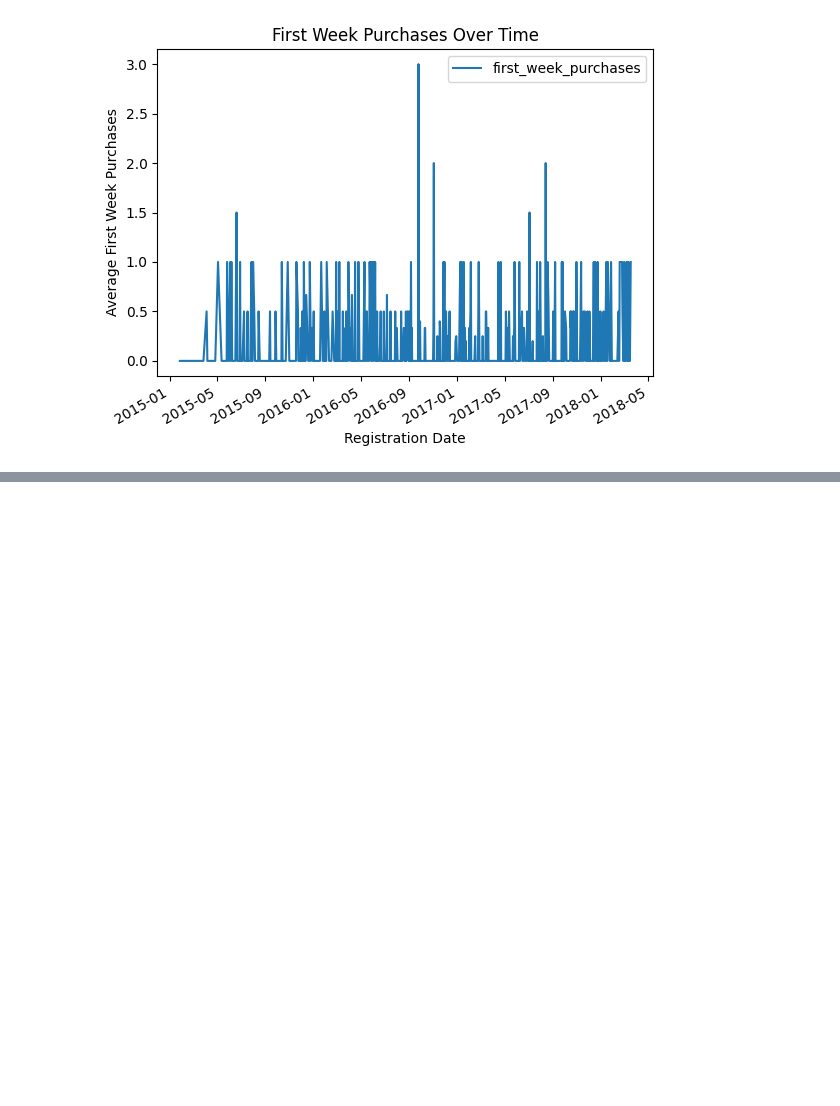
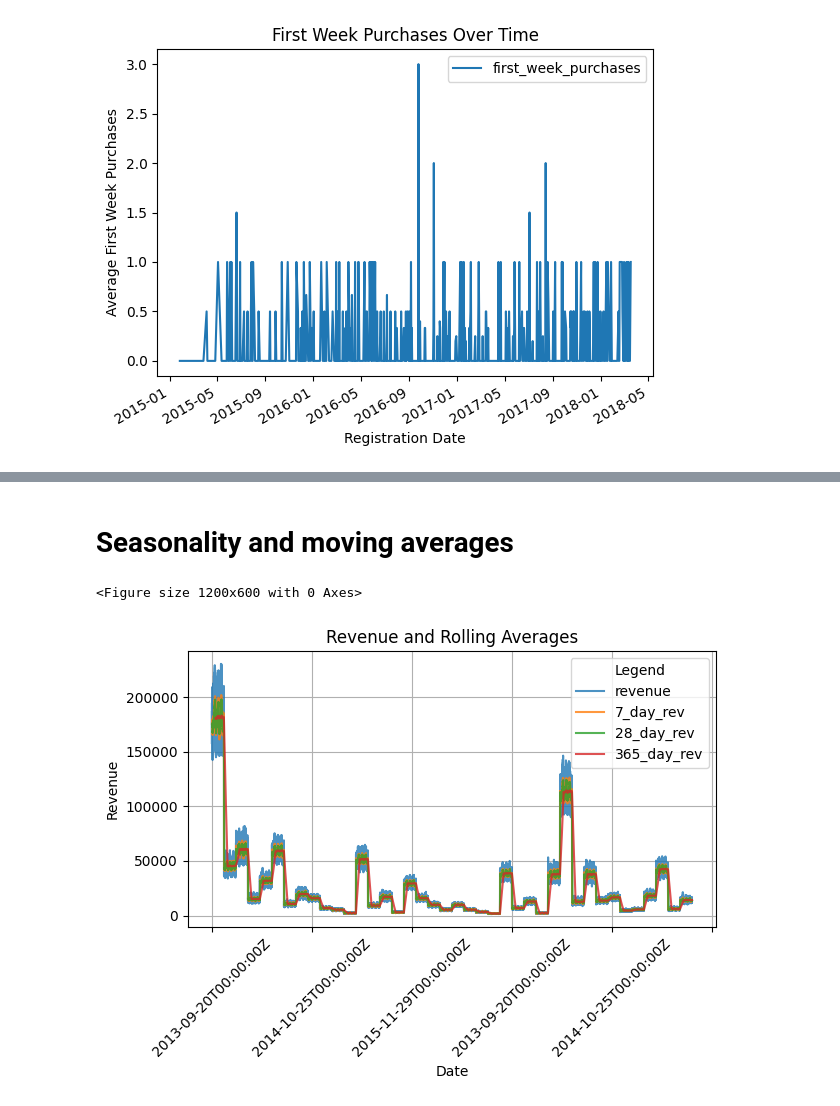
Before and after one commit to kiranbele11/Customer-Analytics-A-B-Testing, a Jupyter notebook: ab-testing.ipynb, the cells around one changed output, grey strips where cells are left out. Saved outputs shown, nothing was run; the diff lists cells and outputs as text; code cells hidden in the pictures; blank space fills up the shorter version.

```diff
--- a/ab-testing.ipynb
+++ b/ab-testing.ipynb
@@ -16,11 +16,17 @@ customer_data = pd.read_csv('/Users/kiranbele/Documents/Projects/Customer-Analyt
 # Load the app_purchases
 app_purchases = pd.read_csv('/Users/kiranbele/Documents/Projects/Customer-Analytics-A-B-Testing/ab-testing-project/datasets/purchase_data_v1.csv')
 
+# Load the app_purchases
+daily_revenue = pd.read_csv('/Users/kiranbele/Documents/Projects/Customer-Analytics-A-B-Testing/ab-testing-project/datasets/daily_revenue.csv')
+
 # Print the columns of customer data
 print(customer_data.columns)
 
 # Print the columns of app_purchases
 print(app_purchases.columns)
+
+# Print the columns of app_purchases
+print(daily_revenue.columns)
 # %% [output]
 Index(['uid', 'reg_date', 'device', 'gender', 'country', 'age'], dtype='object')
 Index(['date', 'uid', 'sku', 'price'], dtype='object')
@@ -229,0 +308,26 @@ plt.show()
+# %% [markdown]
+# Seasonality and moving averages
+# %%
+# Compute rolling averages
+daily_revenue['7_day_rev'] = daily_revenue.revenue.rolling(window=7, center=False).mean()
+daily_revenue['28_day_rev'] = daily_revenue.revenue.rolling(window=28, center=False).mean()
+daily_revenue['365_day_rev'] = daily_revenue.revenue.rolling(window=365, center=False).mean()
+
+# Plot
+plt.figure(figsize=(12, 6))
+daily_revenue.plot(
+    x='date',
+    y=['revenue', '7_day_rev', '28_day_rev', '365_day_rev'],
+    title="Revenue and Rolling Averages",
+    xlabel="Date",
+    ylabel="Revenue",
+    alpha=0.8
+)
+plt.xticks(rotation=45)
+plt.grid(True)
+plt.tight_layout()
+plt.legend(title="Legend")
+plt.show()
+# %% [output]
+<Figure size 1200x600 with 0 Axes>
+[figure, added]
```
Also changed, not shown: parts of 8 cells of this notebook.
